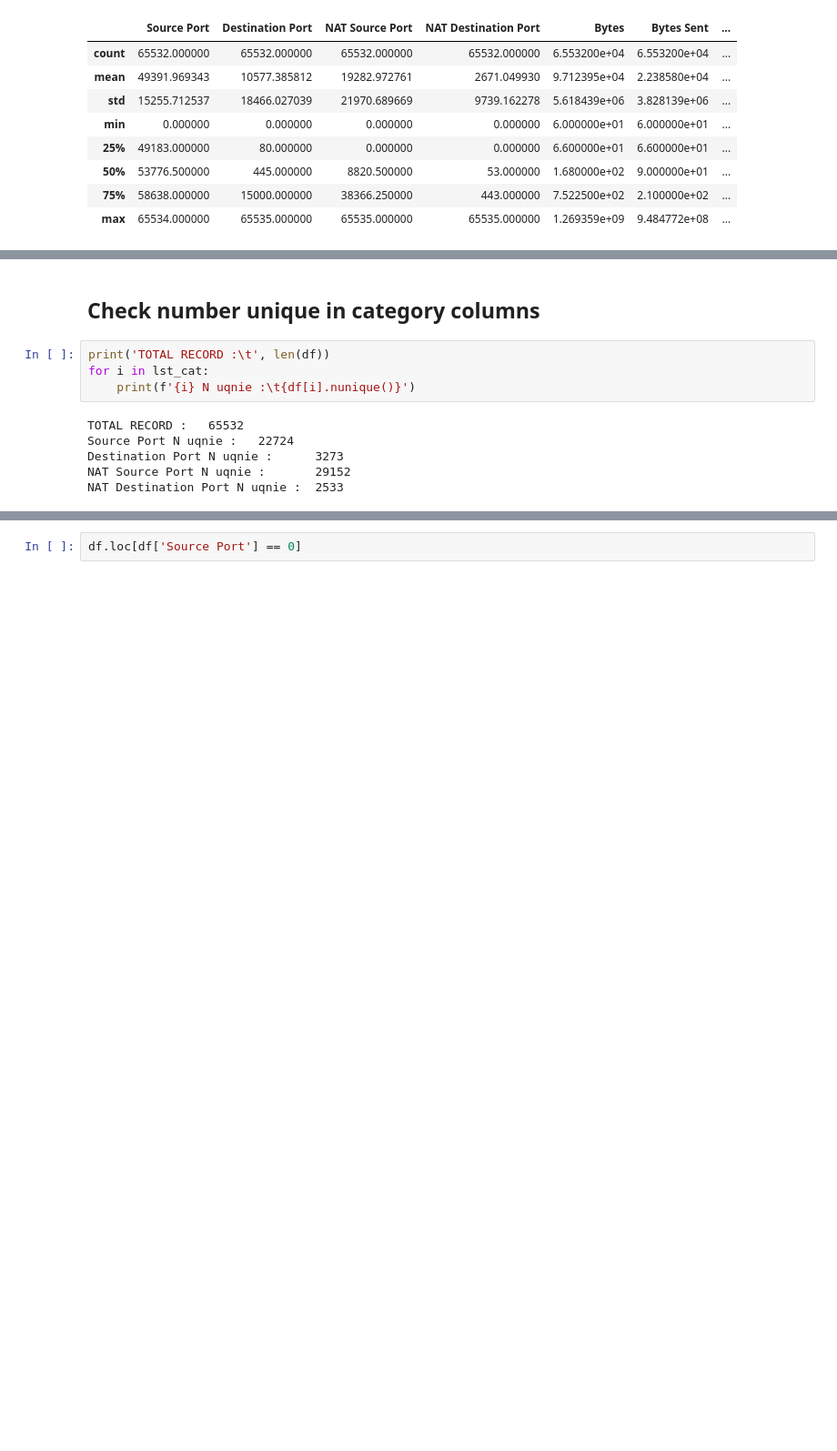
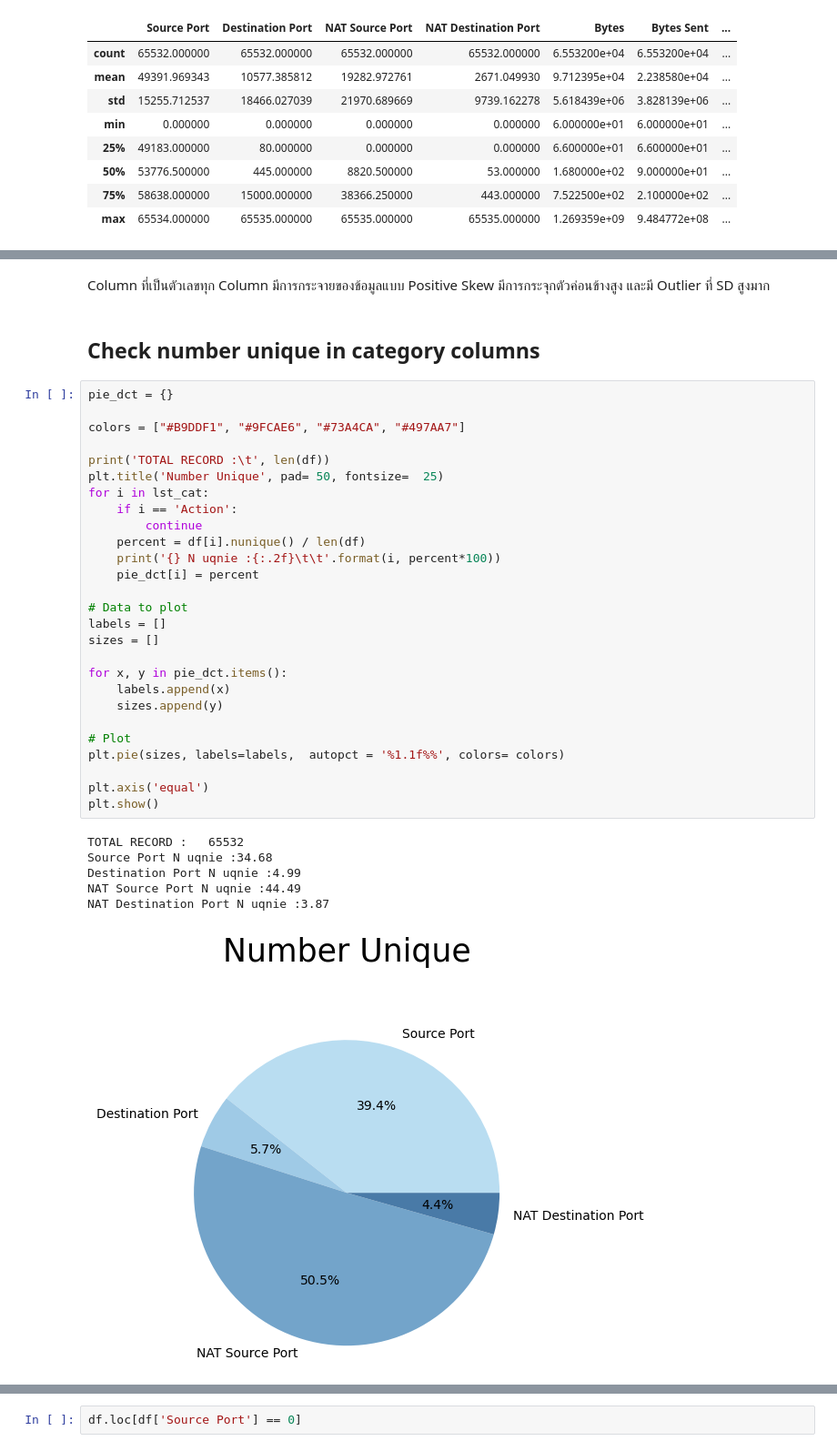
Before and after one commit to kimteespk/Firewall_log_classification, a Jupyter notebook: main.ipynb, the cells around one changed output, grey strips where cells are left out. Shown at 91% size. Cells and saved outputs as stored; diff of their text form; blank space fills up the shorter version.

```diff
--- a/main.ipynb
+++ b/main.ipynb
@@ -102,13 +163,40 @@ dtype: int64
+# %% [markdown]
+Column ที่เป็นตัวเลขทุก Column มีการกระจายของข้อมูลแบบ Positive Skew
+มีการกระจุกตัวค่อนข้างสูง และมี Outlier ที่ SD สูงมาก
 # %% [markdown]
 ## Check number unique in category columns
-# %%
-print('TOTAL RECORD :\t', len(df))
-for i in lst_cat:
-    print(f'{i} N uqnie :\t{df[i].nunique()}')
-# %% [output]
-TOTAL RECORD :   65532
-Source Port N uqnie :   22724
-Destination Port N uqnie :      3273
-NAT Source Port N uqnie :       29152
-NAT Destination Port N uqnie :  2533
+# %%
+pie_dct = {}
+
+colors = ["#B9DDF1", "#9FCAE6", "#73A4CA", "#497AA7"]
+
+print('TOTAL RECORD :\t', len(df))
+plt.title('Number Unique', pad= 50, fontsize=  25)
+for i in lst_cat:
+    if i == 'Action':
+        continue
+    percent = df[i].nunique() / len(df)
+    print('{} N uqnie :{:.2f}\t\t'.format(i, percent*100))
+    pie_dct[i] = percent
+
+# Data to plot
+labels = []
+sizes = []
+
+for x, y in pie_dct.items():
+    labels.append(x)
+    sizes.append(y)
+
+# Plot
+plt.pie(sizes, labels=labels,  autopct = '%1.1f%%', colors= colors)
+
+plt.axis('equal')
+plt.show()
+# %% [output]
+TOTAL RECORD :   65532
+Source Port N uqnie :34.68
+Destination Port N uqnie :4.99
+NAT Source Port N uqnie :44.49
+NAT Destination Port N uqnie :3.87
+[figure, added]
 # %%
```
Also changed, not shown: parts of 35 cells of this notebook.
